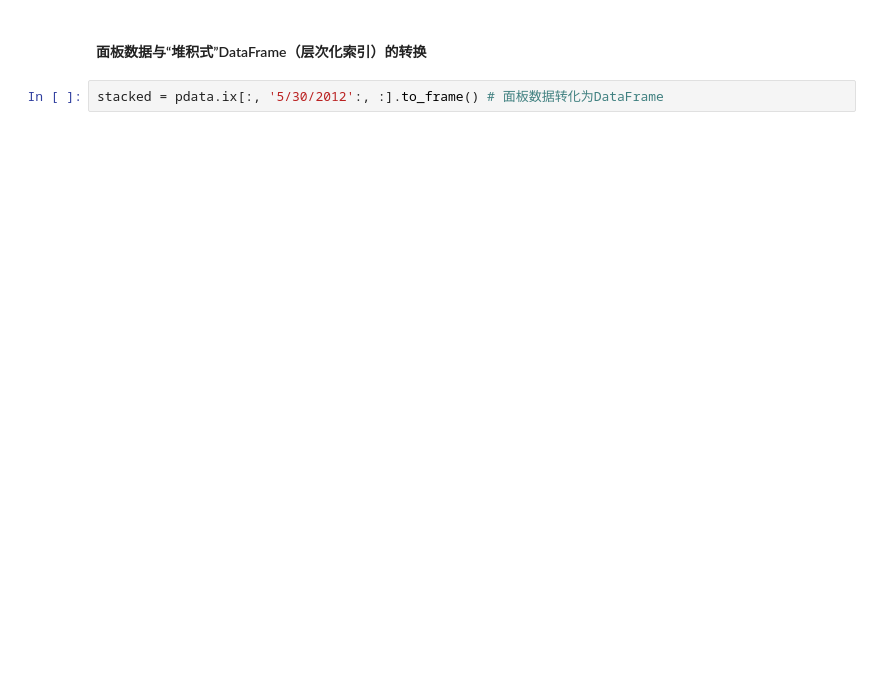
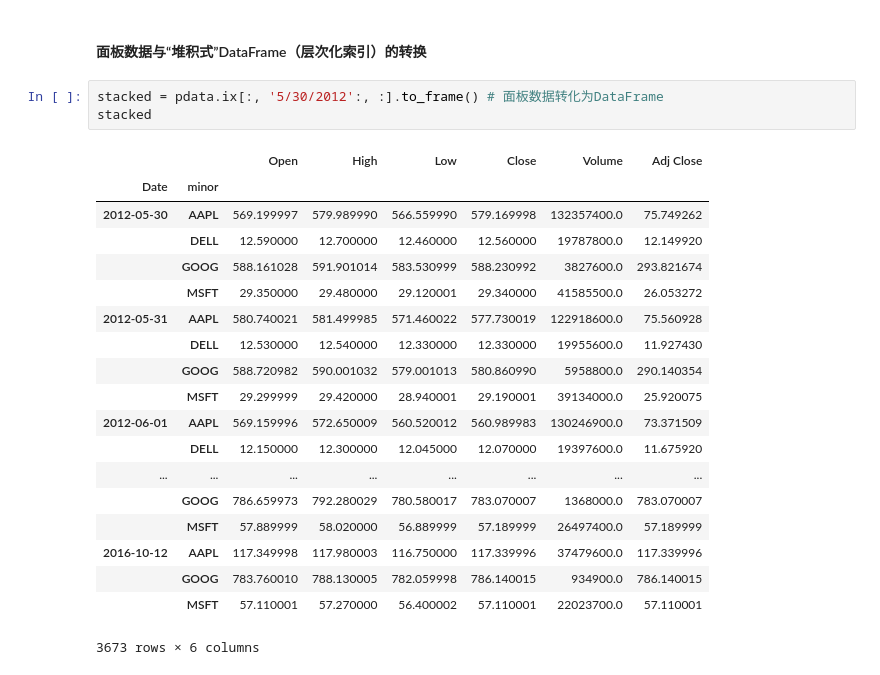
Before and after one commit to Bintodo/pandas, a Jupyter notebook: ch05.Getting Started with Pandas.ipynb, the cells around one changed output. Drawn from its saved outputs; the diff is of its cells as text; blank space fills up the shorter version.

```diff
--- a/ch05.Getting Started with Pandas.ipynb
+++ b/ch05.Getting Started with Pandas.ipynb
@@ -1165,5 +2310,26 @@ pdata.ix['Adj Close', '5/22/2012':, :]
 #### 面板数据与“堆积式”DataFrame（层次化索引）的转换
 # %%
 stacked = pdata.ix[:, '5/30/2012':, :].to_frame() # 面板数据转化为DataFrame
+stacked
+# %% [output]
+|  |  | Open | High | Low | Close | Volume | Adj Close |
+| Date | minor |  |  |  |  |  |  |
+| 2012-05-30 | AAPL | 569.199997 | 579.989990 | 566.559990 | 579.169998 | 132357400.0 | 75.749262 |
+|  | DELL | 12.590000 | 12.700000 | 12.460000 | 12.560000 | 19787800.0 | 12.149920 |
+|  | GOOG | 588.161028 | 591.901014 | 583.530999 | 588.230992 | 3827600.0 | 293.821674 |
+|  | MSFT | 29.350000 | 29.480000 | 29.120001 | 29.340000 | 41585500.0 | 26.053272 |
+| 2012-05-31 | AAPL | 580.740021 | 581.499985 | 571.460022 | 577.730019 | 122918600.0 | 75.560928 |
+|  | DELL | 12.530000 | 12.540000 | 12.330000 | 12.330000 | 19955600.0 | 11.927430 |
+|  | GOOG | 588.720982 | 590.001032 | 579.001013 | 580.860990 | 5958800.0 | 290.140354 |
+|  | MSFT | 29.299999 | 29.420000 | 28.940001 | 29.190001 | 39134000.0 | 25.920075 |
+| 2012-06-01 | AAPL | 569.159996 | 572.650009 | 560.520012 | 560.989983 | 130246900.0 | 73.371509 |
+|  | DELL | 12.150000 | 12.300000 | 12.045000 | 12.070000 | 19397600.0 | 11.675920 |
+| ... | ... | ... | ... | ... | ... | ... | ... |
+|  | GOOG | 786.659973 | 792.280029 | 780.580017 | 783.070007 | 1368000.0 | 783.070007 |
+|  | MSFT | 57.889999 | 58.020000 | 56.889999 | 57.189999 | 26497400.0 | 57.189999 |
+| 2016-10-12 | AAPL | 117.349998 | 117.980003 | 116.750000 | 117.339996 | 37479600.0 | 117.339996 |
+|  | GOOG | 783.760010 | 788.130005 | 782.059998 | 786.140015 | 934900.0 | 786.140015 |
+|  | MSFT | 57.110001 | 57.270000 | 56.400002 | 57.110001 | 22023700.0 | 57.110001 |
+3673 rows × 6 columns
 # %%
 stacked.to_panel() # DataFrame转化为面板数据
```
Also changed, not shown: parts of 172 cells of this notebook.
